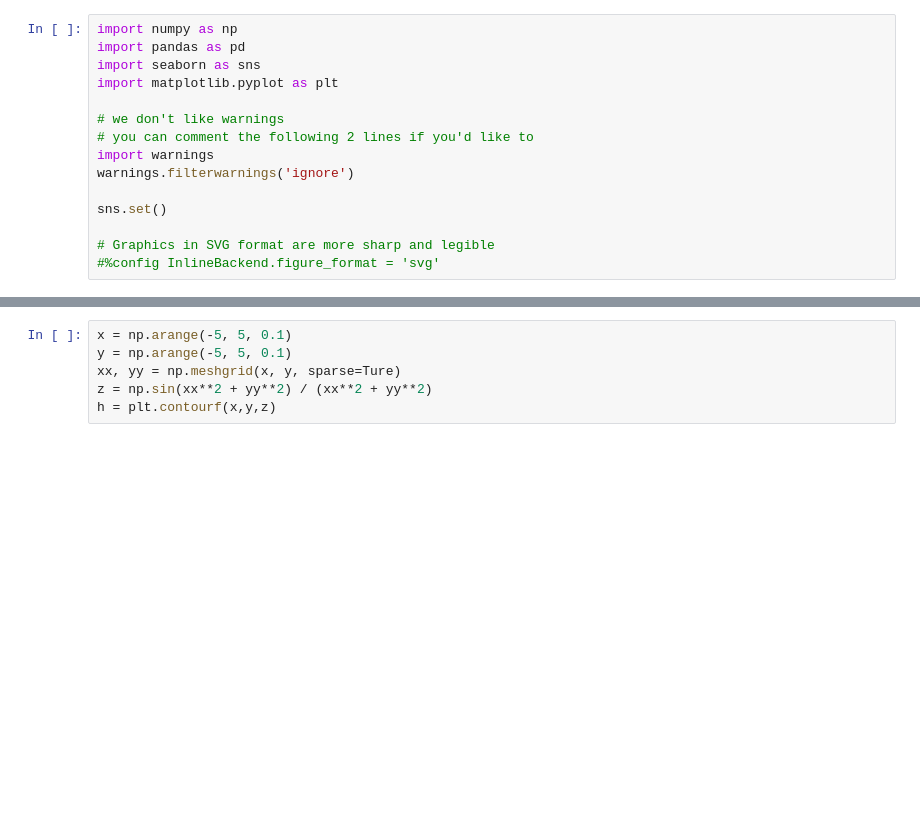
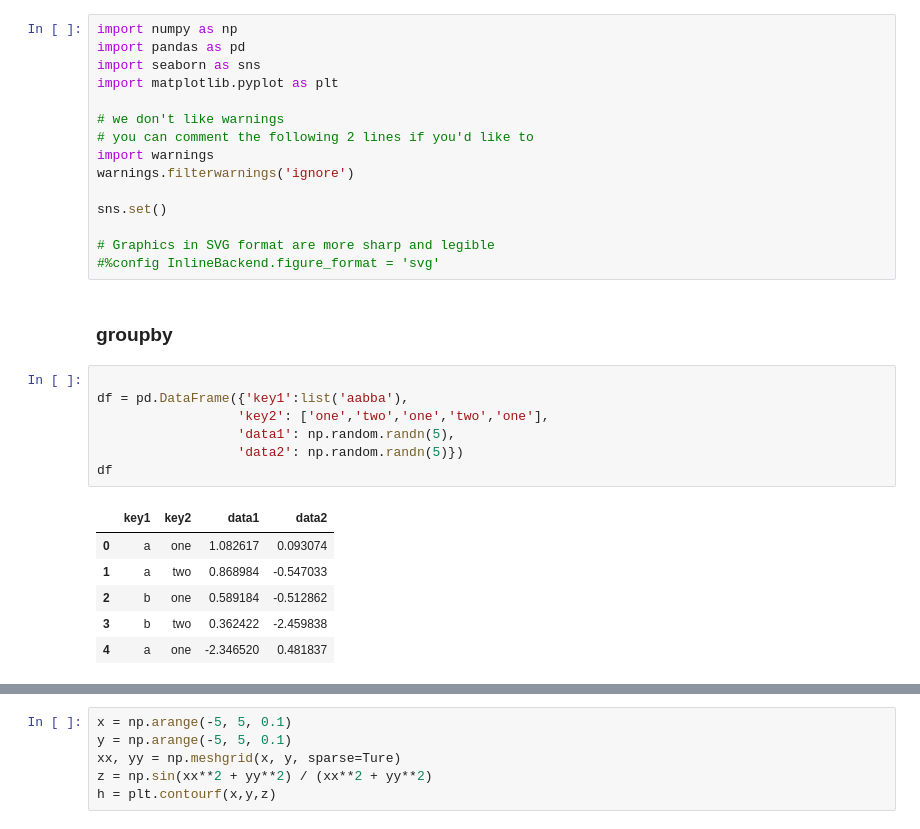
Before and after one commit to uileyar/hello_tf, a Jupyter notebook: fraud/temp.ipynb, the cells around one changed output, grey strips where cells are left out. Cells and saved outputs as stored; diff of their text form; blank space fills up the shorter version.

```diff
--- a/fraud/temp.ipynb
+++ b/fraud/temp.ipynb
@@ -13,3 +13,19 @@ sns.set()
 
 # Graphics in SVG format are more sharp and legible
 #%config InlineBackend.figure_format = 'svg'
+# %% [markdown]
+### groupby
+# %%
+
+df = pd.DataFrame({'key1':list('aabba'),
+                  'key2': ['one','two','one','two','one'],
+                  'data1': np.random.randn(5),
+                  'data2': np.random.randn(5)})
+df
+# %% [output]
+|  | key1 | key2 | data1 | data2 |
+| 0 | a | one | 1.082617 | 0.093074 |
+| 1 | a | two | 0.868984 | -0.547033 |
+| 2 | b | one | 0.589184 | -0.512862 |
+| 3 | b | two | 0.362422 | -2.459838 |
+| 4 | a | one | -2.346520 | 0.481837 |
```
Also changed, not shown: parts of 12 cells of this notebook, 2 other files.
